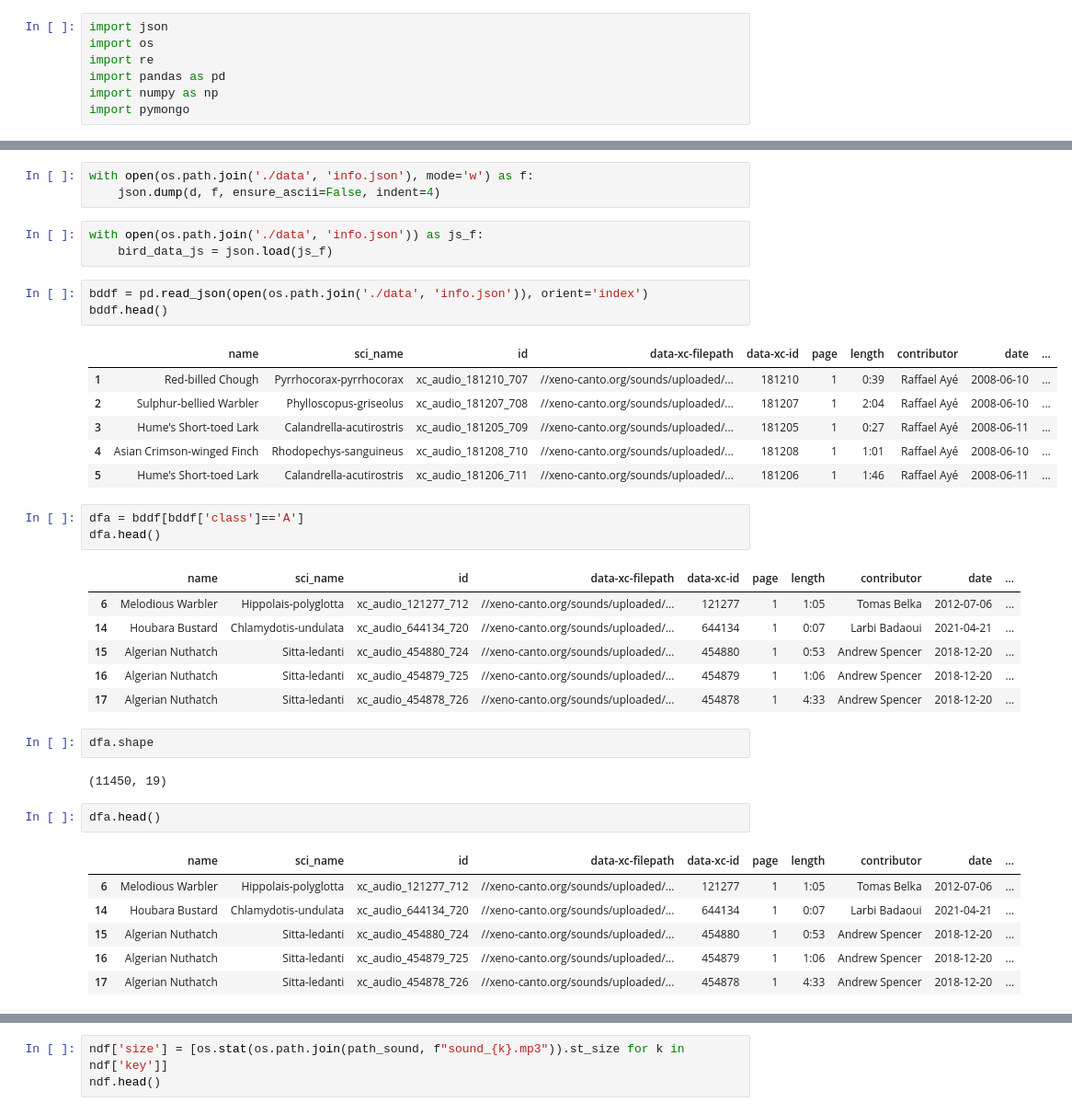
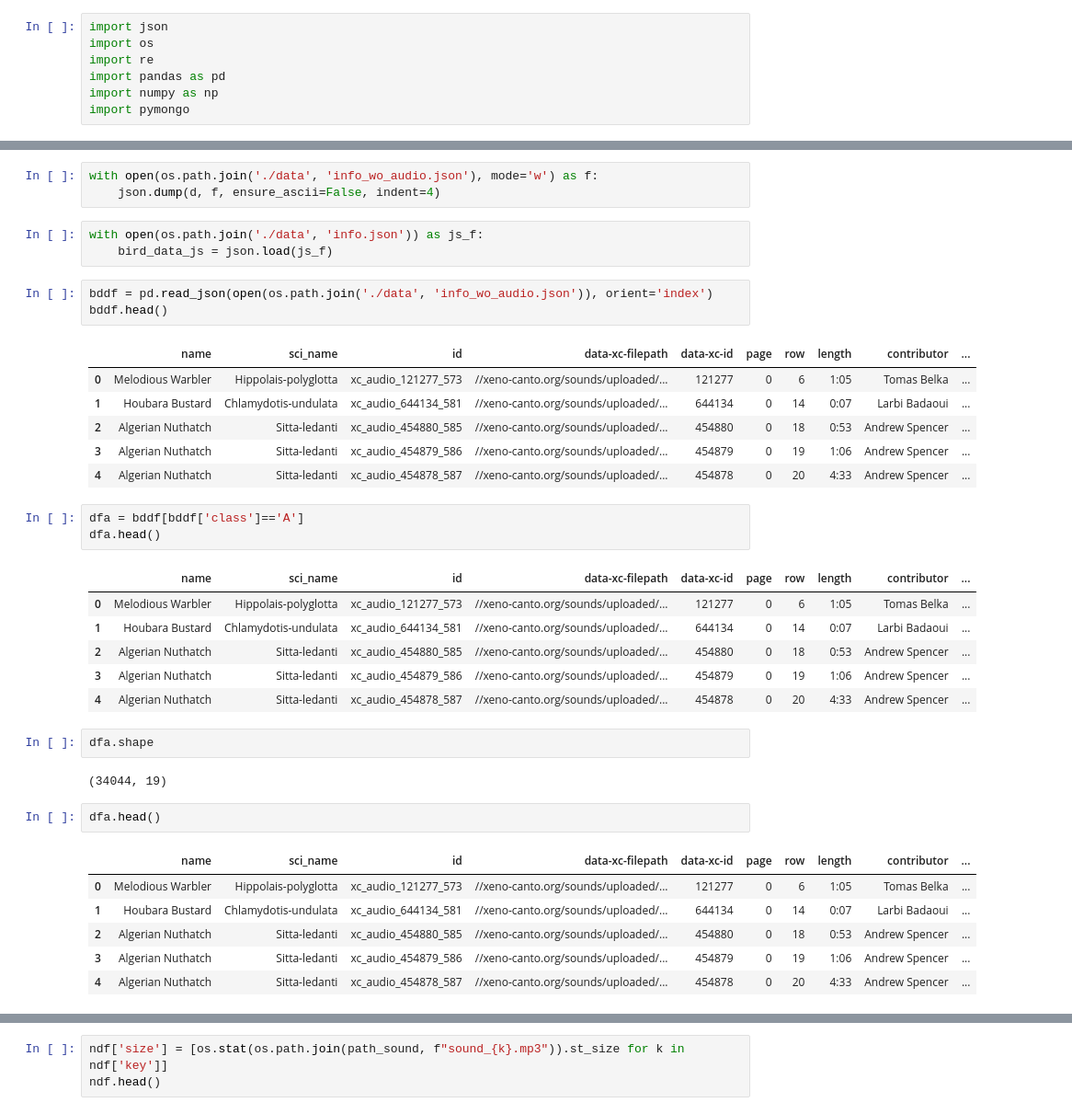
Before and after one commit to sh-am-si/bird_sound_classification, a Jupyter notebook: nb_json.ipynb, the cells around one changed output, grey strips where cells are left out. Shown at 92% size. Cells and saved outputs as stored; diff of their text form.

```diff
--- a/nb_json.ipynb
+++ b/nb_json.ipynb
@@ -108,41 +99,41 @@ df.head()
 # %%
-with open(os.path.join('./data', 'info.json'), mode='w') as f:
+with open(os.path.join('./data', 'info_wo_audio.json'), mode='w') as f:
     json.dump(d, f, ensure_ascii=False, indent=4)
 # %%
 with open(os.path.join('./data', 'info.json')) as js_f:
     bird_data_js = json.load(js_f)
 # %%
-bddf = pd.read_json(open(os.path.join('./data', 'info.json')), orient='index')
+bddf = pd.read_json(open(os.path.join('./data', 'info_wo_audio.json')), orient='index')
 bddf.head()
 # %% [output]
-|  | name | sci_name | id | data-xc-filepath | data-xc-id | page | length | contributor | date | ... |
-| 1 | Red-billed Chough | Pyrrhocorax-pyrrhocorax | xc_audio_181210_707 | //xeno-canto.org/sounds/uploaded/... | 181210 | 1 | 0:39 | Raffael Ayé | 2008-06-10 | ... |
-| 2 | Sulphur-bellied Warbler | Phylloscopus-griseolus | xc_audio_181207_708 | //xeno-canto.org/sounds/uploaded/... | 181207 | 1 | 2:04 | Raffael Ayé | 2008-06-10 | ... |
-| 3 | Hume's Short-toed Lark | Calandrella-acutirostris | xc_audio_181205_709 | //xeno-canto.org/sounds/uploaded/... | 181205 | 1 | 0:27 | Raffael Ayé | 2008-06-11 | ... |
-| 4 | Asian Crimson-winged Finch | Rhodopechys-sanguineus | xc_audio_181208_710 | //xeno-canto.org/sounds/uploaded/... | 181208 | 1 | 1:01 | Raffael Ayé | 2008-06-10 | ... |
-| 5 | Hume's Short-toed Lark | Calandrella-acutirostris | xc_audio_181206_711 | //xeno-canto.org/sounds/uploaded/... | 181206 | 1 | 1:46 | Raffael Ayé | 2008-06-11 | ... |
+|  | name | sci_name | id | data-xc-filepath | data-xc-id | page | row | length | contributor | ... |
+| 0 | Melodious Warbler | Hippolais-polyglotta | xc_audio_121277_573 | //xeno-canto.org/sounds/uploaded/... | 121277 | 0 | 6 | 1:05 | Tomas Belka | ... |
+| 1 | Houbara Bustard | Chlamydotis-undulata | xc_audio_644134_581 | //xeno-canto.org/sounds/uploaded/... | 644134 | 0 | 14 | 0:07 | Larbi Badaoui | ... |
+| 2 | Algerian Nuthatch | Sitta-ledanti | xc_audio_454880_585 | //xeno-canto.org/sounds/uploaded/... | 454880 | 0 | 18 | 0:53 | Andrew Spencer | ... |
+| 3 | Algerian Nuthatch | Sitta-ledanti | xc_audio_454879_586 | //xeno-canto.org/sounds/uploaded/... | 454879 | 0 | 19 | 1:06 | Andrew Spencer | ... |
+| 4 | Algerian Nuthatch | Sitta-ledanti | xc_audio_454878_587 | //xeno-canto.org/sounds/uploaded/... | 454878 | 0 | 20 | 4:33 | Andrew Spencer | ... |
 # %%
 dfa = bddf[bddf['class']=='A']
 dfa.head()
 # %% [output]
-|  | name | sci_name | id | data-xc-filepath | data-xc-id | page | length | contributor | date | ... |
-| 6 | Melodious Warbler | Hippolais-polyglotta | xc_audio_121277_712 | //xeno-canto.org/sounds/uploaded/... | 121277 | 1 | 1:05 | Tomas Belka | 2012-07-06 | ... |
-| 14 | Houbara Bustard | Chlamydotis-undulata | xc_audio_644134_720 | //xeno-canto.org/sounds/uploaded/... | 644134 | 1 | 0:07 | Larbi Badaoui | 2021-04-21 | ... |
-| 15 | Algerian Nuthatch | Sitta-ledanti | xc_audio_454880_724 | //xeno-canto.org/sounds/uploaded/... | 454880 | 1 | 0:53 | Andrew Spencer | 2018-12-20 | ... |
-| 16 | Algerian Nuthatch | Sitta-ledanti | xc_audio_454879_725 | //xeno-canto.org/sounds/uploaded/... | 454879 | 1 | 1:06 | Andrew Spencer | 2018-12-20 | ... |
-| 17 | Algerian Nuthatch | Sitta-ledanti | xc_audio_454878_726 | //xeno-canto.org/sounds/uploaded/... | 454878 | 1 | 4:33 | Andrew Spencer | 2018-12-20 | ... |
+|  | name | sci_name | id | data-xc-filepath | data-xc-id | page | row | length | contributor | ... |
+| 0 | Melodious Warbler | Hippolais-polyglotta | xc_audio_121277_573 | //xeno-canto.org/sounds/uploaded/... | 121277 | 0 | 6 | 1:05 | Tomas Belka | ... |
+| 1 | Houbara Bustard | Chlamydotis-undulata | xc_audio_644134_581 | //xeno-canto.org/sounds/uploaded/... | 644134 | 0 | 14 | 0:07 | Larbi Badaoui | ... |
+| 2 | Algerian Nuthatch | Sitta-ledanti | xc_audio_454880_585 | //xeno-canto.org/sounds/uploaded/... | 454880 | 0 | 18 | 0:53 | Andrew Spencer | ... |
+| 3 | Algerian Nuthatch | Sitta-ledanti | xc_audio_454879_586 | //xeno-canto.org/sounds/uploaded/... | 454879 | 0 | 19 | 1:06 | Andrew Spencer | ... |
+| 4 | Algerian Nuthatch | Sitta-ledanti | xc_audio_454878_587 | //xeno-canto.org/sounds/uploaded/... | 454878 | 0 | 20 | 4:33 | Andrew Spencer | ... |
 # %%
 dfa.shape
 # %% [output]
-(11450, 19)
+(34044, 19)
 # %%
 dfa.head()
 # %% [output]
-|  | name | sci_name | id | data-xc-filepath | data-xc-id | page | length | contributor | date | ... |
-| 6 | Melodious Warbler | Hippolais-polyglotta | xc_audio_121277_712 | //xeno-canto.org/sounds/uploaded/... | 121277 | 1 | 1:05 | Tomas Belka | 2012-07-06 | ... |
-| 14 | Houbara Bustard | Chlamydotis-undulata | xc_audio_644134_720 | //xeno-canto.org/sounds/uploaded/... | 644134 | 1 | 0:07 | Larbi Badaoui | 2021-04-21 | ... |
-| 15 | Algerian Nuthatch | Sitta-ledanti | xc_audio_454880_724 | //xeno-canto.org/sounds/uploaded/... | 454880 | 1 | 0:53 | Andrew Spencer | 2018-12-20 | ... |
-| 16 | Algerian Nuthatch | Sitta-ledanti | xc_audio_454879_725 | //xeno-canto.org/sounds/uploaded/... | 454879 | 1 | 1:06 | Andrew Spencer | 2018-12-20 | ... |
-| 17 | Algerian Nuthatch | Sitta-ledanti | xc_audio_454878_726 | //xeno-canto.org/sounds/uploaded/... | 454878 | 1 | 4:33 | Andrew Spencer | 2018-12-20 | ... |
+|  | name | sci_name | id | data-xc-filepath | data-xc-id | page | row | length | contributor | ... |
+| 0 | Melodious Warbler | Hippolais-polyglotta | xc_audio_121277_573 | //xeno-canto.org/sounds/uploaded/... | 121277 | 0 | 6 | 1:05 | Tomas Belka | ... |
+| 1 | Houbara Bustard | Chlamydotis-undulata | xc_audio_644134_581 | //xeno-canto.org/sounds/uploaded/... | 644134 | 0 | 14 | 0:07 | Larbi Badaoui | ... |
+| 2 | Algerian Nuthatch | Sitta-ledanti | xc_audio_454880_585 | //xeno-canto.org/sounds/uploaded/... | 454880 | 0 | 18 | 0:53 | Andrew Spencer | ... |
+| 3 | Algerian Nuthatch | Sitta-ledanti | xc_audio_454879_586 | //xeno-canto.org/sounds/uploaded/... | 454879 | 0 | 19 | 1:06 | Andrew Spencer | ... |
+| 4 | Algerian Nuthatch | Sitta-ledanti | xc_audio_454878_587 | //xeno-canto.org/sounds/uploaded/... | 454878 | 0 | 20 | 4:33 | Andrew Spencer | ... |
 # %%
 mfdf = dfa['name'].value_counts()
```
Also changed, not shown: parts of 11 cells of this notebook, 20 other files.
